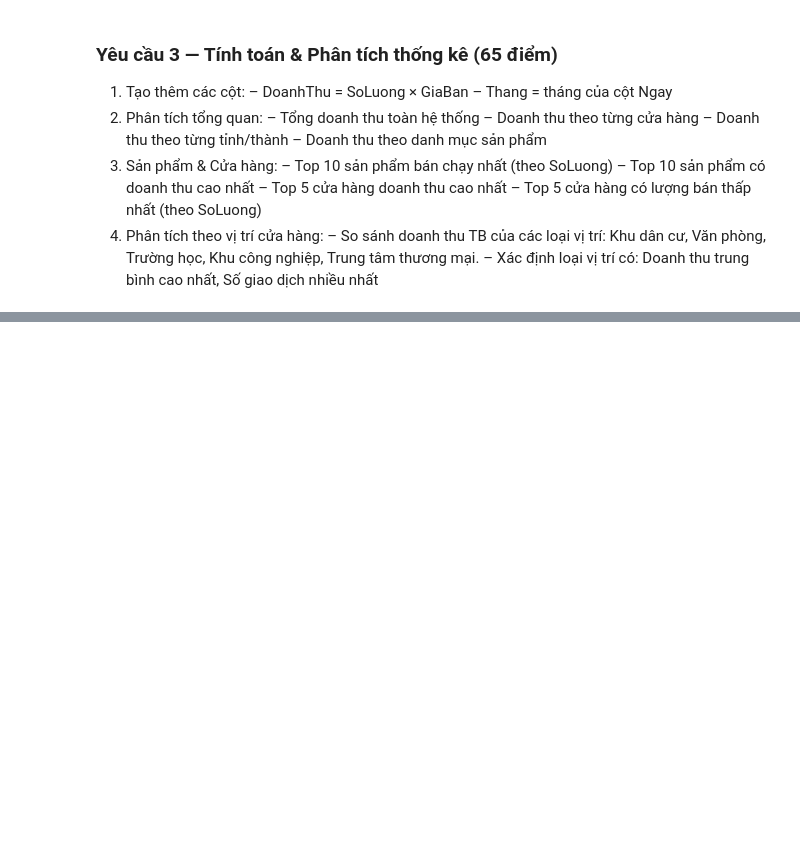
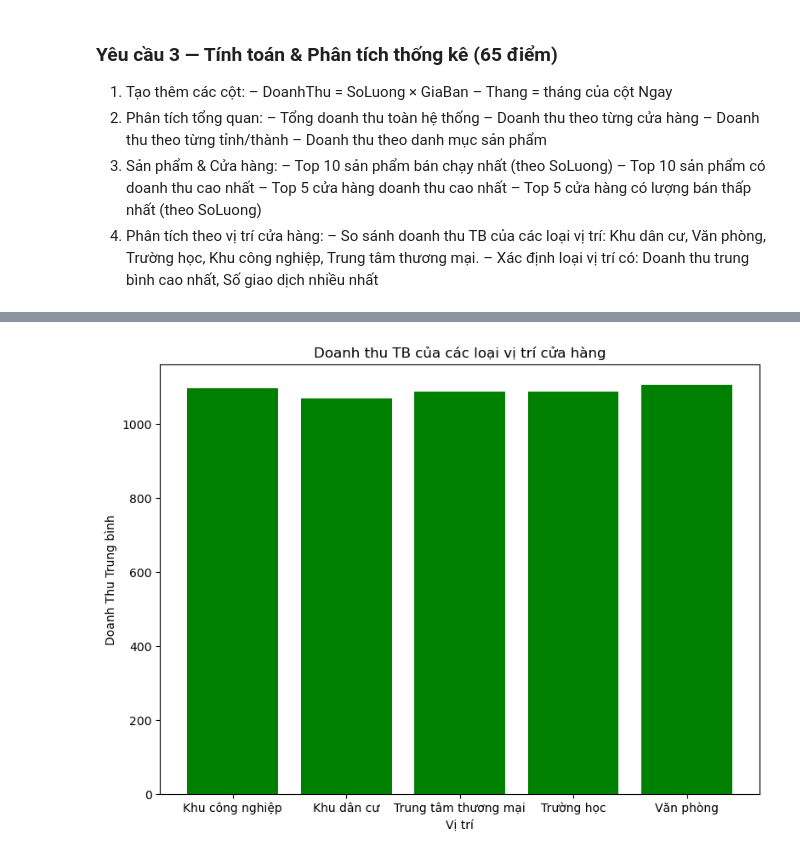
Before and after one commit to lamhts/phan_tich_du_lieu, a Jupyter notebook: phan_tich_du_lieu.ipynb, the cells around one changed output, grey strips where cells are left out. Saved outputs shown, nothing was run; the diff lists cells and outputs as text; code cells hidden in the pictures; blank space fills up the shorter version.

```diff
--- a/phan_tich_du_lieu.ipynb
+++ b/phan_tich_du_lieu.ipynb
@@ -141,0 +272,15 @@ công nghiệp, Trung tâm thương mại.
+# %%
+# So sánh doanh thu TB của các loại vị trí cửa hàng (Bar chart).
+
+y = df_all.groupby('ViTri')['DoanhThu'].mean()
+
+fig, ax = plt.subplots(figsize=(8,6))
+ax.bar(y.index, y.values, color='g')
+ax.set_title('Doanh thu TB của các loại vị trí cửa hàng')
+ax.set_xlabel('Vị trí')
+ax.set_ylabel('Doanh Thu Trung bình')
+
+plt.tight_layout()
+plt.show()
+# %% [output]
+[figure, added]
```
Also changed, not shown: parts of 12 cells of this notebook.
